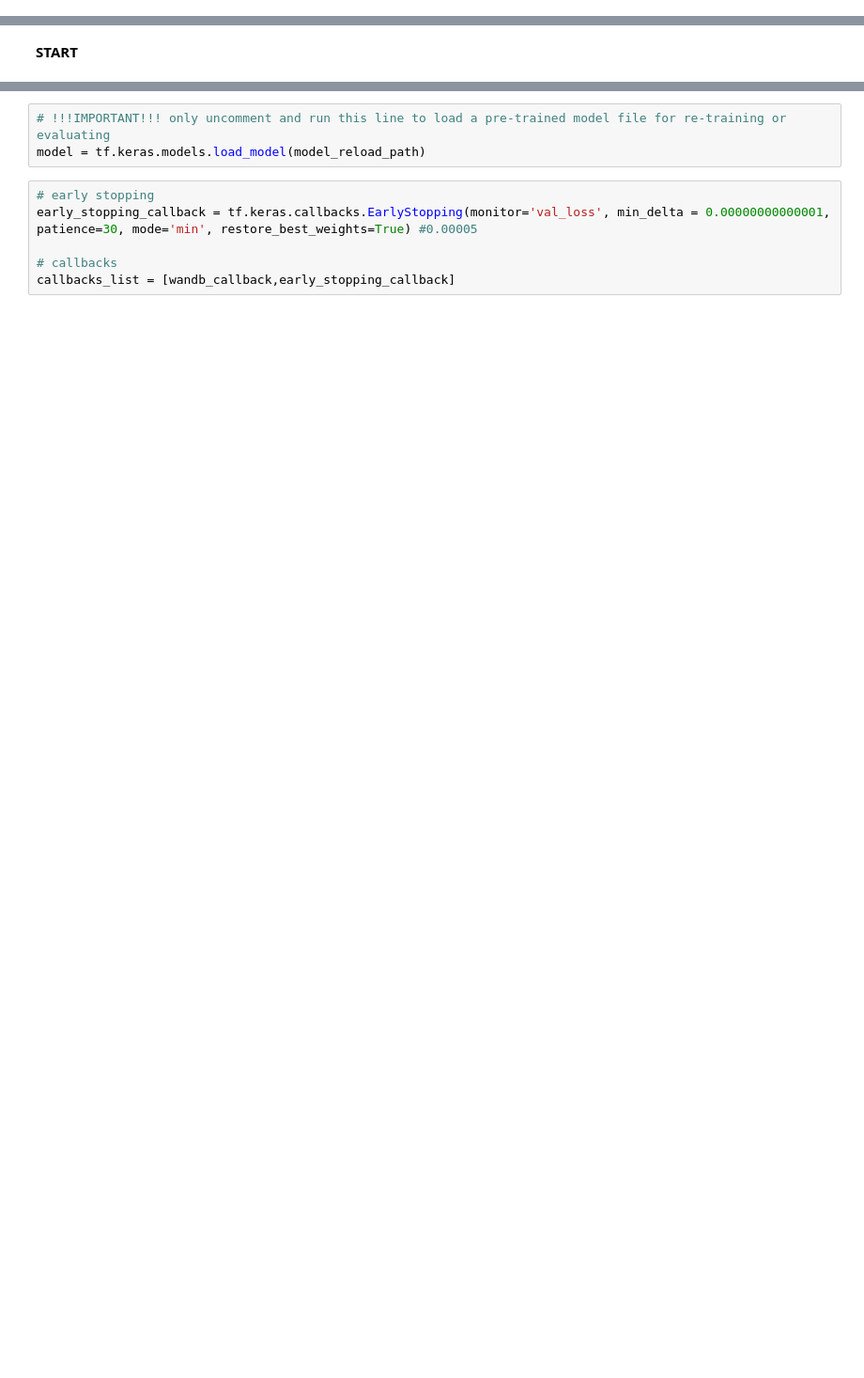
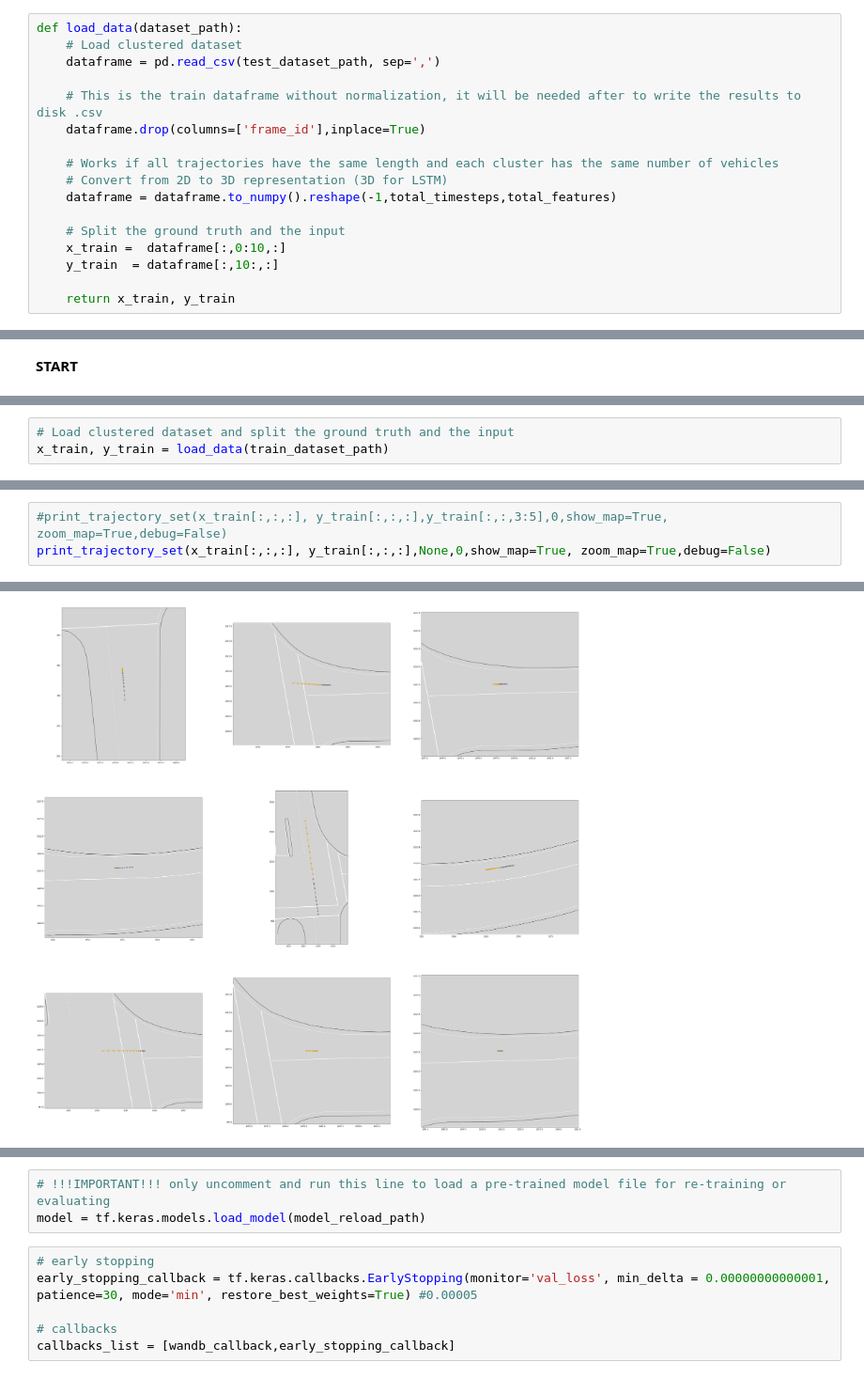
Before and after one commit to victorsergio/GNN-trajectory-prediction-2023, a Jupyter notebook: baseline-model.ipynb, the cells around one changed output, grey strips where cells are left out. Shown: that part at 94% size. Drawn from its saved outputs; the diff is of its cells as text; blank space fills up the shorter version.

```diff
--- a/baseline-model.ipynb
+++ b/baseline-model.ipynb
@@ -121,0 +152,17 @@ def calculate_error_batch(results, ground):
+# %%
+def load_data(dataset_path):
+    # Load clustered dataset
+    dataframe = pd.read_csv(test_dataset_path, sep=',')
+
+    # This is the train dataframe without normalization, it will be needed after to write the results to disk .csv
+    dataframe.drop(columns=['frame_id'],inplace=True)
+
+    # Works if all trajectories have the same length and each cluster has the same number of vehicles
+    # Convert from 2D to 3D representation (3D for LSTM)
+    dataframe = dataframe.to_numpy().reshape(-1,total_timesteps,total_features)
+
+    # Split the ground truth and the input
+    x_train =  dataframe[:,0:10,:]
+    y_train  = dataframe[:,10:,:]
+
+    return x_train, y_train
@@ -321,0 +214,3 @@ array([[ 9.967670e+02,  1.000307e+03,  4.680000e-01, -3.100000e-02,
+# %%
+# Load clustered dataset and split the ground truth and the input
+x_train, y_train = load_data(train_dataset_path)
@@ -475,0 +320,4 @@ print_single_trajectory(scene_x_train,scene_y_train,None,2,0,show_map=False, zoo
+# %%
+#print_trajectory_set(x_train[:,:,:], y_train[:,:,:],y_train[:,:,3:5],0,show_map=True, zoom_map=True,debug=False)
+print_trajectory_set(x_train[:,:,:], y_train[:,:,:],None,0,show_map=True, zoom_map=True,debug=False)
+# %% [output]
@@ -475,0 +333 @@ print_single_trajectory(scene_x_train,scene_y_train,None,2,0,show_map=False, zoo
+[figure, added]
```
Also changed, not shown: parts of 60 cells of this notebook, 1 other file.
